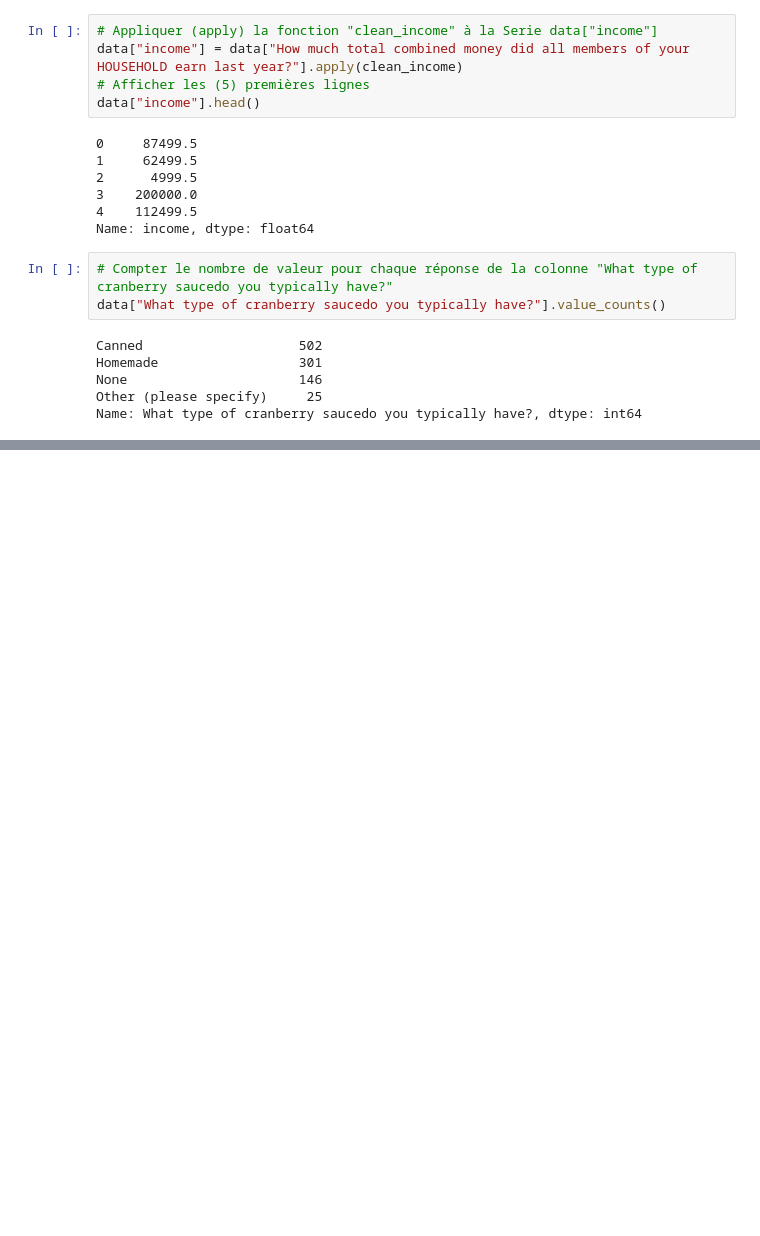
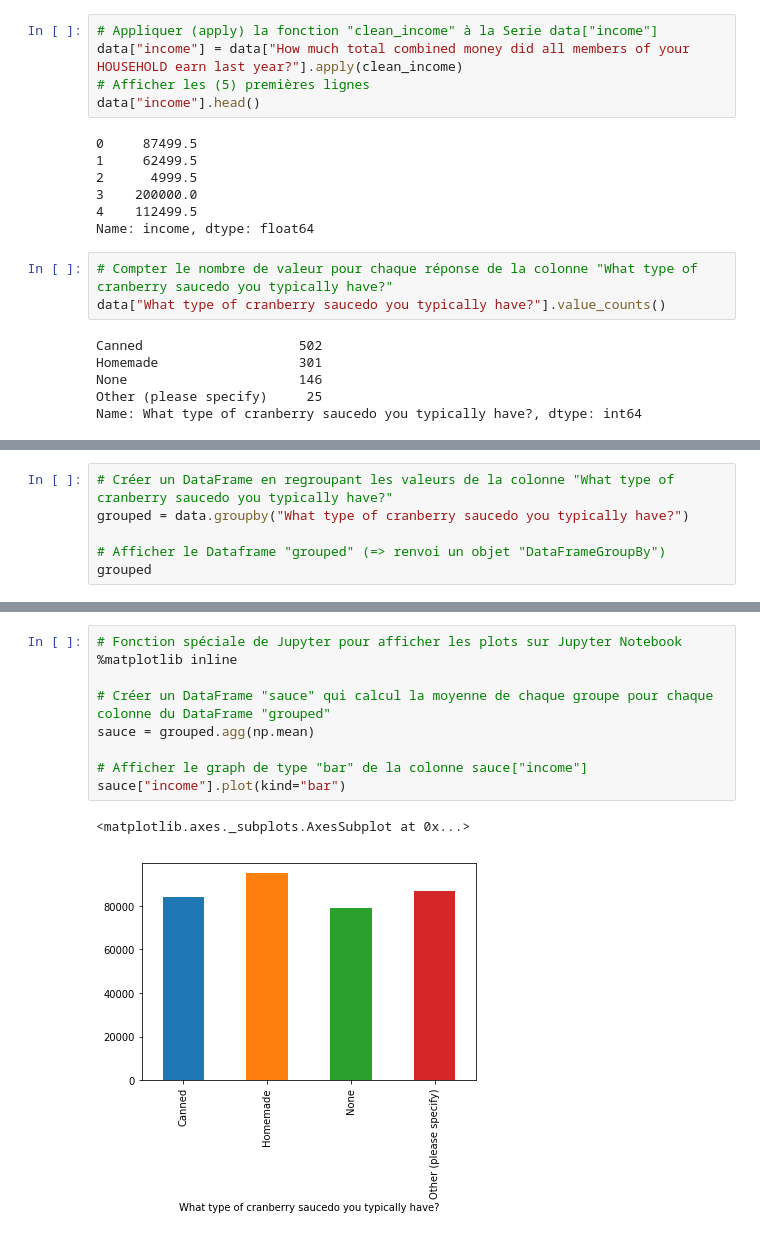
Before and after one commit to sebbsnow/data-analysis-with-python, a Jupyter notebook: data-analysis-with-python.ipynb, the cells around one changed output, grey strips where cells are left out. Drawn from its saved outputs; the diff is of its cells as text; blank space fills up the shorter version.

```diff
--- a/data-analysis-with-python.ipynb
+++ b/data-analysis-with-python.ipynb
@@ -477,0 +490,6 @@ Name: What type of cranberry saucedo you typically have?, dtype: int64
+# %%
+# Créer un DataFrame en regroupant les valeurs de la colonne "What type of cranberry saucedo you typically have?"
+grouped = data.groupby("What type of cranberry saucedo you typically have?")
+
+# Afficher le Dataframe "grouped" (=> renvoi un objet "DataFrameGroupBy")
+grouped
@@ -477,0 +584,12 @@ Name: What type of cranberry saucedo you typically have?, dtype: int64
+# %%
+# Fonction spéciale de Jupyter pour afficher les plots sur Jupyter Notebook
+%matplotlib inline
+
+# Créer un DataFrame "sauce" qui calcul la moyenne de chaque groupe pour chaque colonne du DataFrame "grouped"
+sauce = grouped.agg(np.mean)
+
+# Afficher le graph de type "bar" de la colonne sauce["income"]
+sauce["income"].plot(kind="bar")
+# %% [output]
+<matplotlib.axes._subplots.AxesSubplot at 0x...>
+[figure, added]
```
Also changed, not shown: parts of 12 cells of this notebook.
